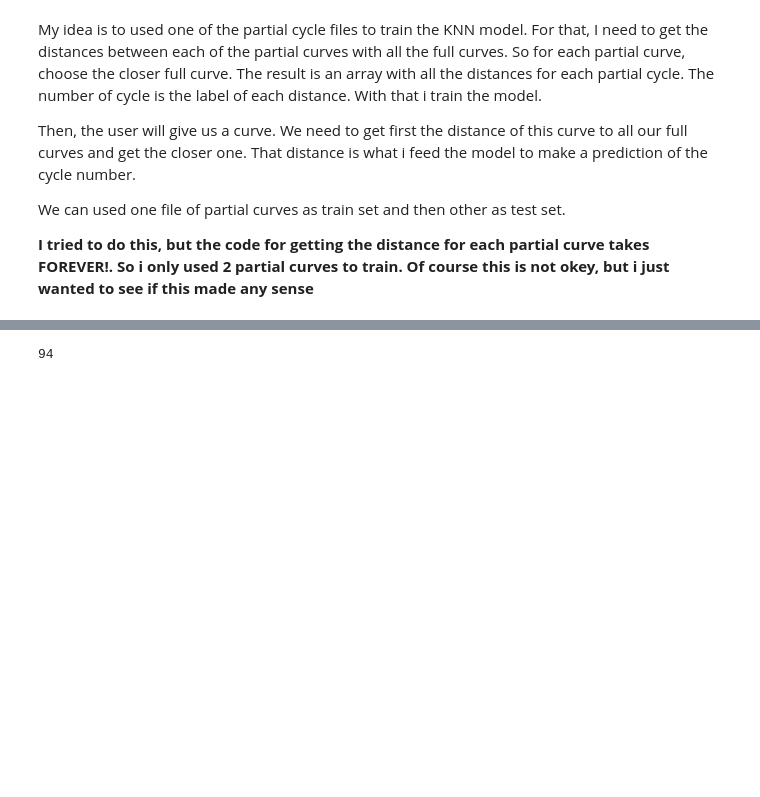
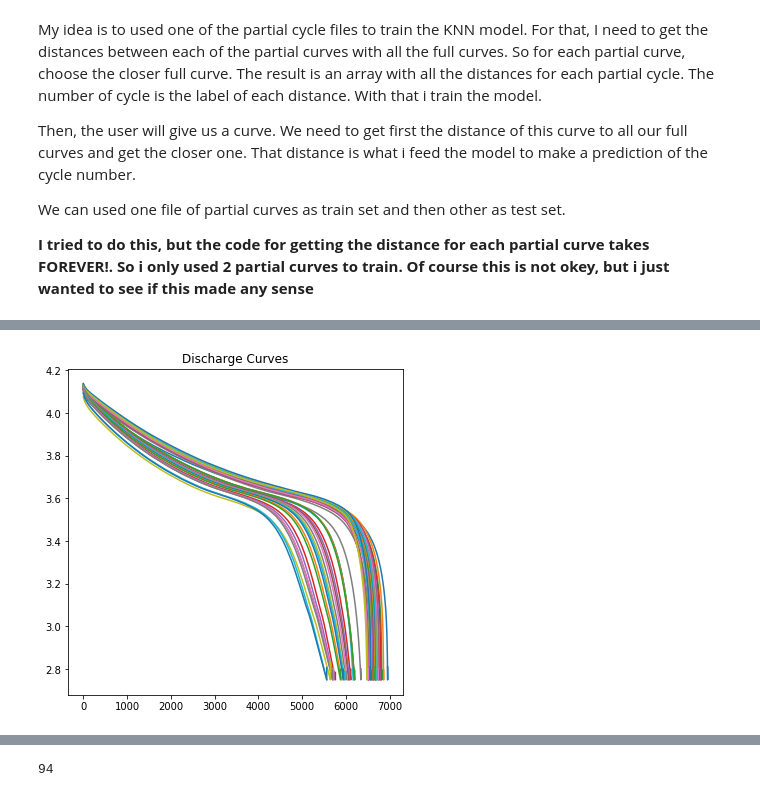
Before and after one commit to vwhu/pulolb, a Jupyter notebook: PULOLB/KNN train by partial curves.ipynb, the cells around one changed output, grey strips where cells are left out. Drawn from its saved outputs; the diff is of its cells as text; code cells hidden in the pictures; blank space fills up the shorter version.

```diff
--- a/PULOLB/KNN train by partial curves.ipynb
+++ b/PULOLB/KNN train by partial curves.ipynb
@@ -55,0 +74,11 @@ dict_keys([1, 11, 21, 31, 41, 51, 61, 71, 81, 91, 101, 111, 121, 131, 141, 151,
+# %%
+plt.figure(figsize = (6, 6))
+for i in full_curvesd_short.keys():
+    if i in full_curvesd_short.keys():
+        plt.plot((full_curvesd_short[i]['time']-full_curvesd_short[i]['time'].iloc[0]), full_curvesd_short[i]['voltage'])
+    else:
+        pass
+plt.title('Discharge Curves')
+plt.show()
+# %% [output]
+[figure, added]
```
Also changed, not shown: parts of 34 cells of this notebook.
